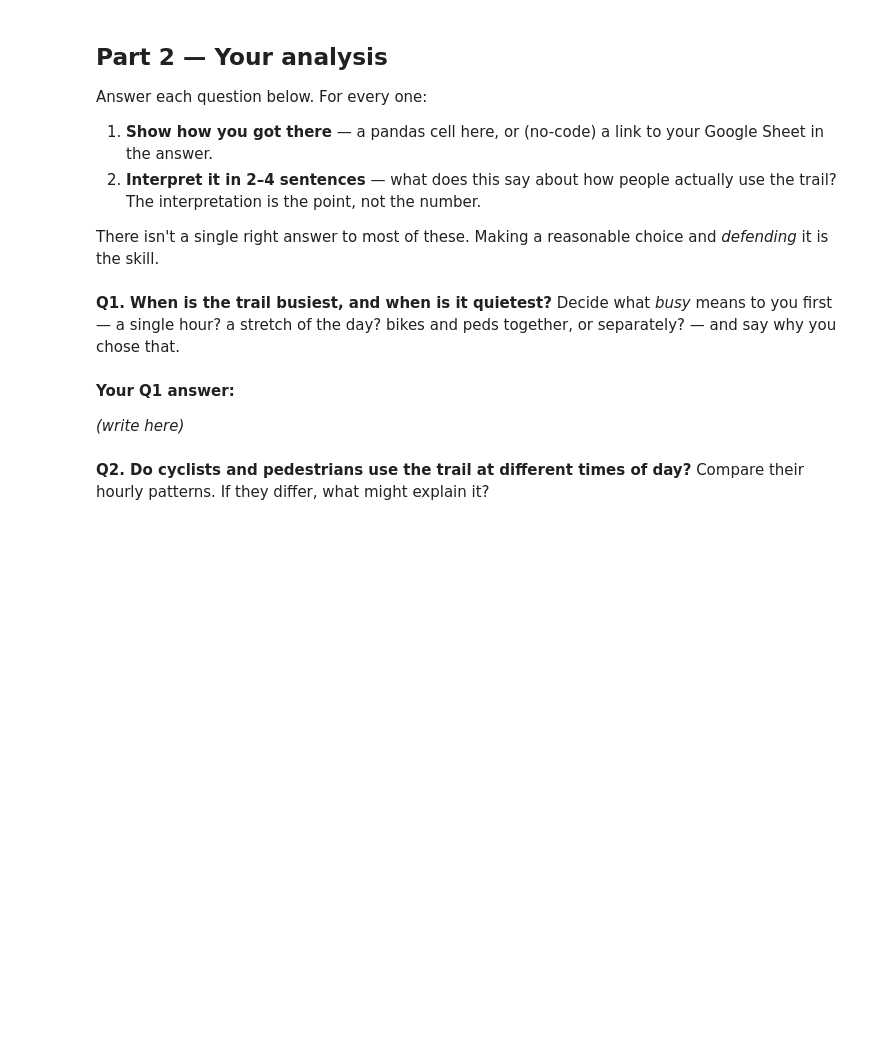
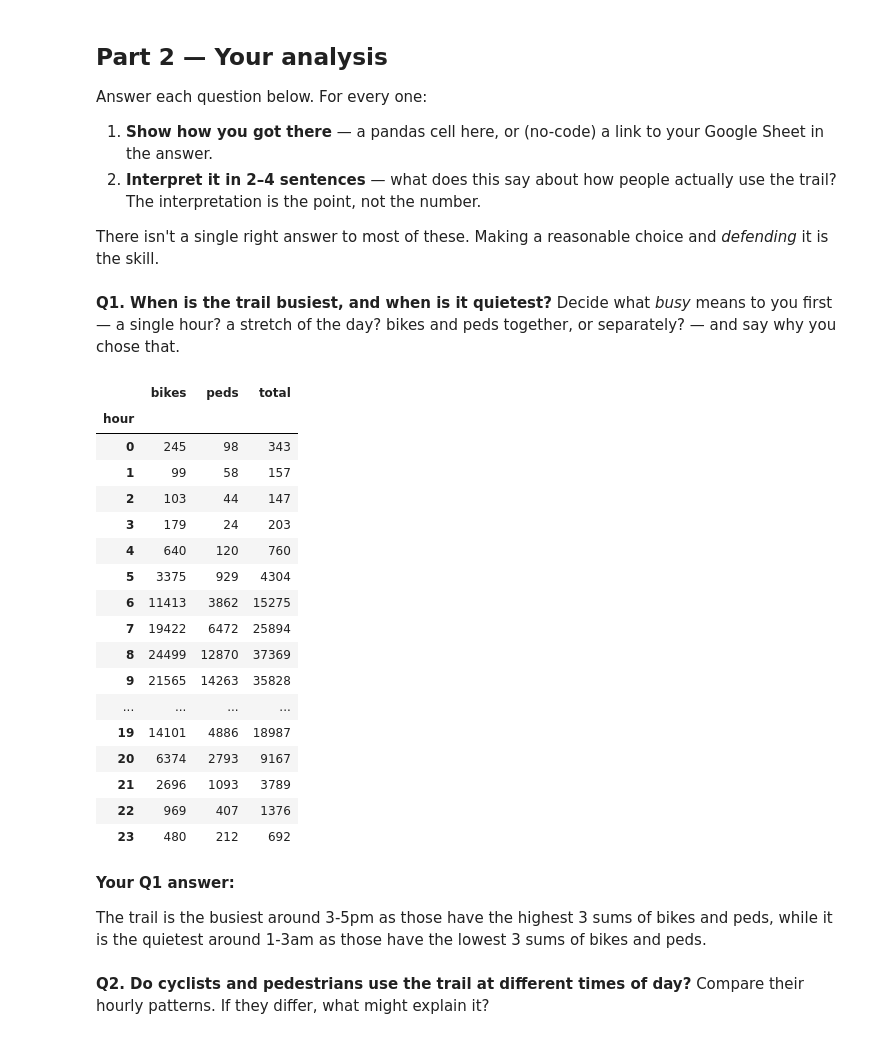
Before and after one commit to chyu05/hcde-410, a Jupyter notebook: A1/A1.ipynb, the cells around one changed output. Cells and saved outputs as stored; diff of their text form; code cells hidden in the pictures; blank space fills up the shorter version.

```diff
--- a/A1/A1.ipynb
+++ b/A1/A1.ipynb
@@ -110,10 +141,31 @@ There isn't a single right answer to most of these. Making a reasonable choice a
 Decide what *busy* means to you first — a single hour? a stretch of the day? bikes and peds together, or separately? — and say why you chose that.
 # %%
 # Your code for Q1 (or put a Google Sheets link in your written answer below)
+by_hour['total'] = by_hour.sum(axis=1)
+by_hour
+# %% [output]
+|  | bikes | peds | total |
+| hour |  |  |  |
+| 0 | 245 | 98 | 343 |
+| 1 | 99 | 58 | 157 |
+| 2 | 103 | 44 | 147 |
+| 3 | 179 | 24 | 203 |
+| 4 | 640 | 120 | 760 |
+| 5 | 3375 | 929 | 4304 |
+| 6 | 11413 | 3862 | 15275 |
+| 7 | 19422 | 6472 | 25894 |
+| 8 | 24499 | 12870 | 37369 |
+| 9 | 21565 | 14263 | 35828 |
+| ... | ... | ... | ... |
+| 19 | 14101 | 4886 | 18987 |
+| 20 | 6374 | 2793 | 9167 |
+| 21 | 2696 | 1093 | 3789 |
+| 22 | 969 | 407 | 1376 |
+| 23 | 480 | 212 | 692 |
 # %% [markdown]
 **Your Q1 answer:**
 
-*(write here)*
+The trail is the busiest around 3-5pm as those have the highest 3 sums of bikes and peds, while it is the quietest around 1-3am  as those have the lowest 3 sums of bikes and peds.
 # %% [markdown]
 **Q2. Do cyclists and pedestrians use the trail at different times of day?**
 Compare their hourly patterns. If they differ, what might explain it?
```
Also changed, not shown: parts of 3 cells of this notebook.
